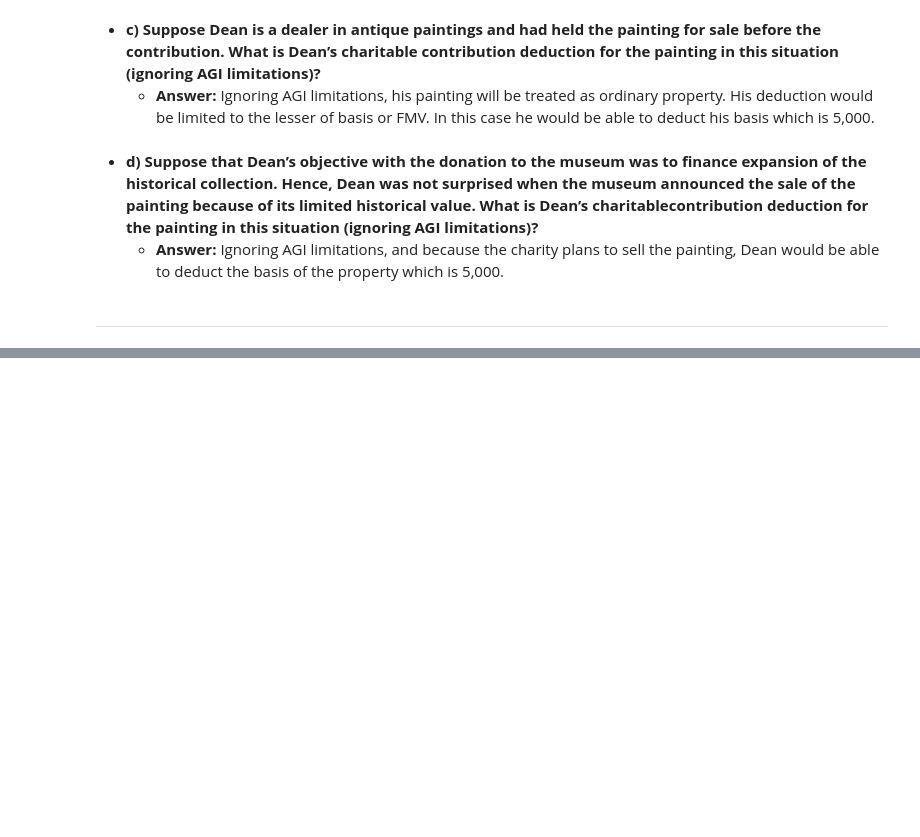
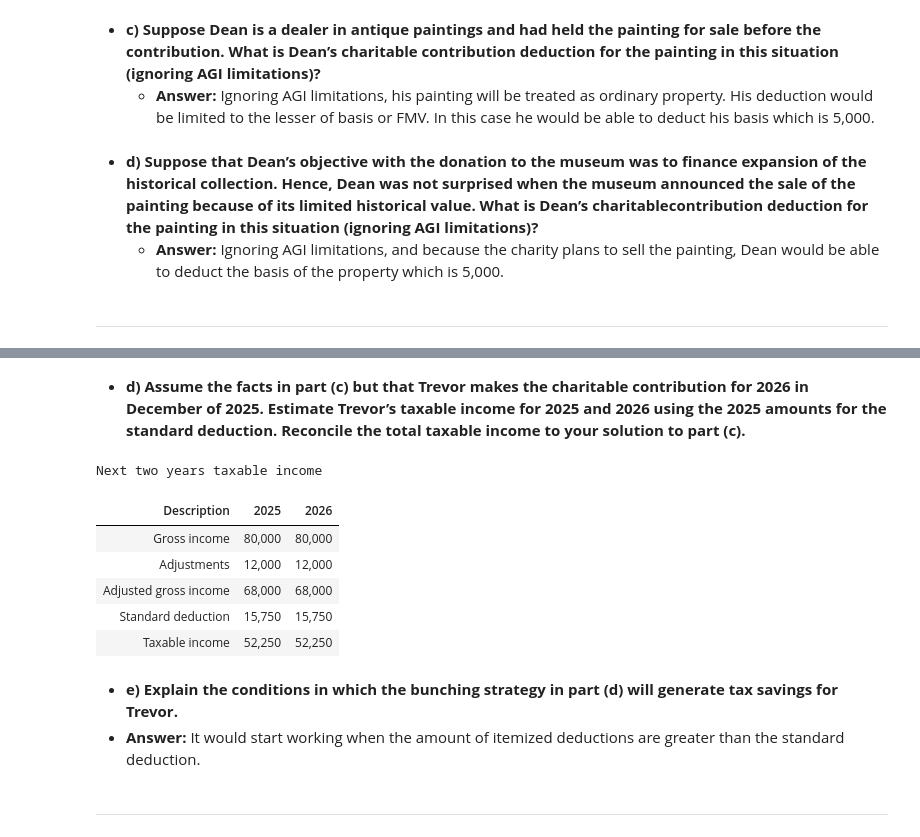
Before and after one commit to ekmartinez/Federal_Taxation, a Jupyter notebook: 05_Individual_Deductions/05_Individual_Deductions_Exercises.ipynb, the cells around one changed output, grey strips where cells are left out. Saved outputs shown, nothing was run; the diff lists cells and outputs as text; code cells hidden in the pictures; blank space fills up the shorter version.

```diff
--- a/05_Individual_Deductions/05_Individual_Deductions_Exercises.ipynb
+++ b/05_Individual_Deductions/05_Individual_Deductions_Exercises.ipynb
@@ -1062,0 +1247,44 @@ display(HTML(df.to_html(index=False)))
+# %% [markdown]
+- **d) Assume the facts in part (c) but that Trevor makes the charitable contribution for 2026 in December of 2025. Estimate Trevor’s taxable income for 2025 and 2026 using the 2025 amounts for the standard deduction. Reconcile the total taxable income to your solution to part (c).**
+# %%
+charitable_contributions_2025 = charitable_contribution * 2
+itemized_deductions_2025 = charitable_contributions_2025 + state_income_tax_deduction
+tax_2025 = OrdinaryIncomeTax(status, age, salary, interest, itemized_deductions_2025, qbi_deduction).calculate_tax()
+gross_income_2025 = tax_2025['gross_income']
+adjustments_2025 = tax_2025['adjustments']
+agi_2025 = tax_2025['adjusted_gross_income']
+deduction_2025 = tax_2025['deduction']
+taxable_income_2025 = tax_2025['taxable_income']
+
+charitable_contributions_2026 = 0
+itemized_deductions_2026 = charitable_contributions_2026 + state_income_tax_deduction
+tax_2025 = OrdinaryIncomeTax(status, age, salary, interest, itemized_deductions_2026, qbi_deduction).calculate_tax()
+gross_income_2026 = tax_2026['gross_income']
+adjustments_2026 = tax_2026['adjustments']
+agi_2026 = tax_2026['adjusted_gross_income']
+deduction_2026 = tax_2025['deduction']
+taxable_income_2026 = tax_2026['taxable_income']
+estimates_4 = {
+    "Description": ["Gross income", "Adjustments", "Adjusted gross income", "Standard deduction", "Taxable income"],
+    "2025": [gross_income_2025, adjustments_2025, agi_2025, deduction_2025, taxable_income_2025],
+    "2026": [gross_income_2026, adjustments_2026, agi_2026, deduction_2026, taxable_income_2026],
+}
+
+print("Next two years taxable income")
+estimates_4_df = pd.DataFrame(estimates_3)
+estimates_4_df["2025"] = estimates_4_df["2025"].map("{:,.0f}".format)
+estimates_4_df["2026"] = estimates_4_df["2026"].map("{:,.0f}".format)
+display(HTML(estimates_4_df.to_html(index=False)))
+# %% [output]
+Next two years taxable income
+| Description | 2025 | 2026 |
+| Gross income | 80,000 | 80,000 |
+| Adjustments | 12,000 | 12,000 |
+| Adjusted gross income | 68,000 | 68,000 |
+| Standard deduction | 15,750 | 15,750 |
+| Taxable income | 52,250 | 52,250 |
+# %% [markdown]
+- **e) Explain the conditions in which the bunching strategy in part (d) will generate tax savings for Trevor.**
+ - **Answer:** It would start working when the amount of itemized deductions are greater than the standard deduction.
+# %% [markdown]
+---
```
Also changed, not shown: parts of 9 cells of this notebook.
